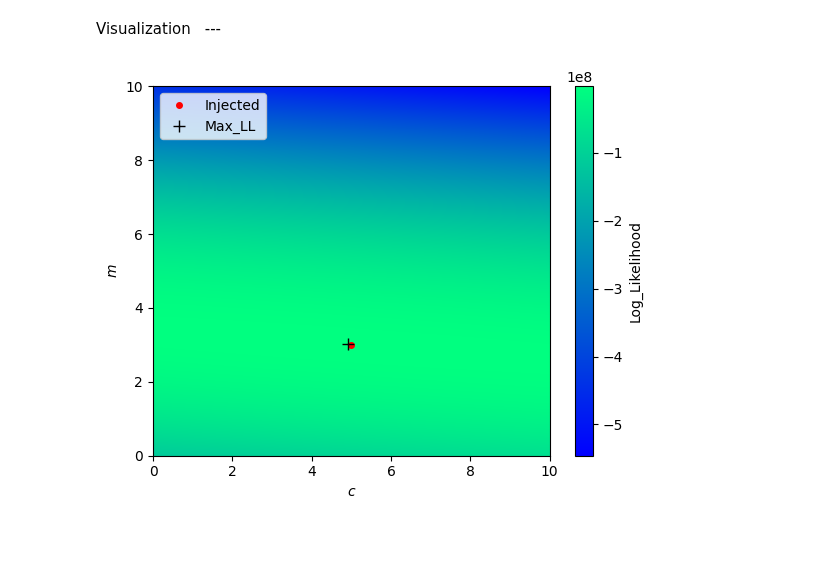
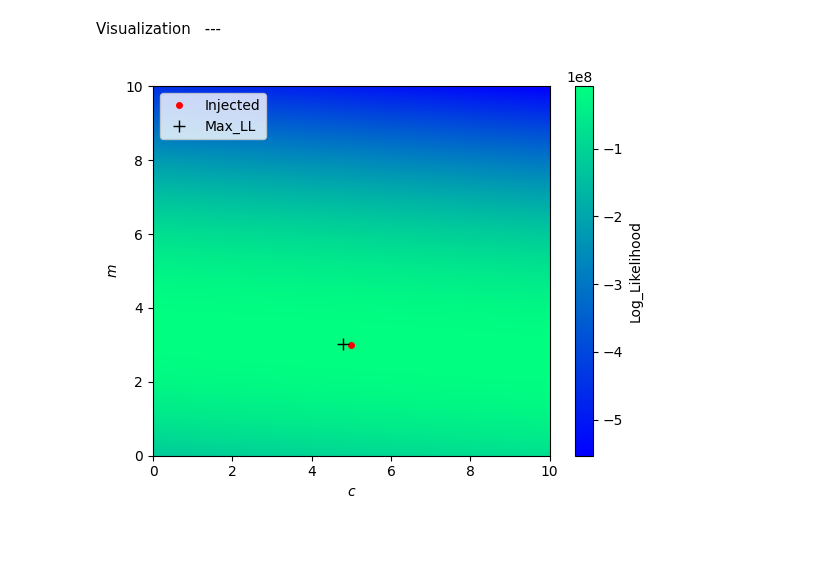
Before and after one commit to RitwikDas007/My-Collections, a Jupyter notebook: Bayesian Inference.ipynb, the cells around one changed output. Saved outputs shown, nothing was run; the diff lists cells and outputs as text; code cells hidden in the pictures.

```diff
--- a/Bayesian Inference.ipynb
+++ b/Bayesian Inference.ipynb
@@ -474,7 +474,7 @@ sigma = 0.5
 x = np.linspace(0,20,1500)
 
 y_signal = model(m = m_true, c = c_true, x = x)
-y_obs = y_signal + 10*np.random.normal(0, sigma, len(x))
+y_obs = y_signal + 20*np.random.normal(0, sigma, len(x))
 
 plt.plot(x, y_obs, label='Data')
 plt.plot(x, y_signal, label='Model')
@@ -523,15 +523,15 @@ Visualization $\;$ ---
 # %%
 fig, ax = plt.subplots(1,1)
 
 f = ax.pcolor(Array, Array, LL_array, cmap='winter')
 ax.plot(c_true, m_true, '.', markersize=8, c='red', label='Injected')
 ax.plot(Max_c, Max_m, '+', markersize=8, c='k', label='Max_LL')
 ax.set_xlabel('$c$')
 ax.set_ylabel('$m$')
-leg = ax.legend(loc='upper left')
+l = ax.legend(loc='upper left')
 cbar = fig.colorbar(f, label='Log_Likelihood')
 # %% [output]
-[figure, old version]
+[figure, new version]
 # %% [markdown]
 #####
 # %% [markdown]
```
Also changed, not shown: parts of 20 cells of this notebook.
